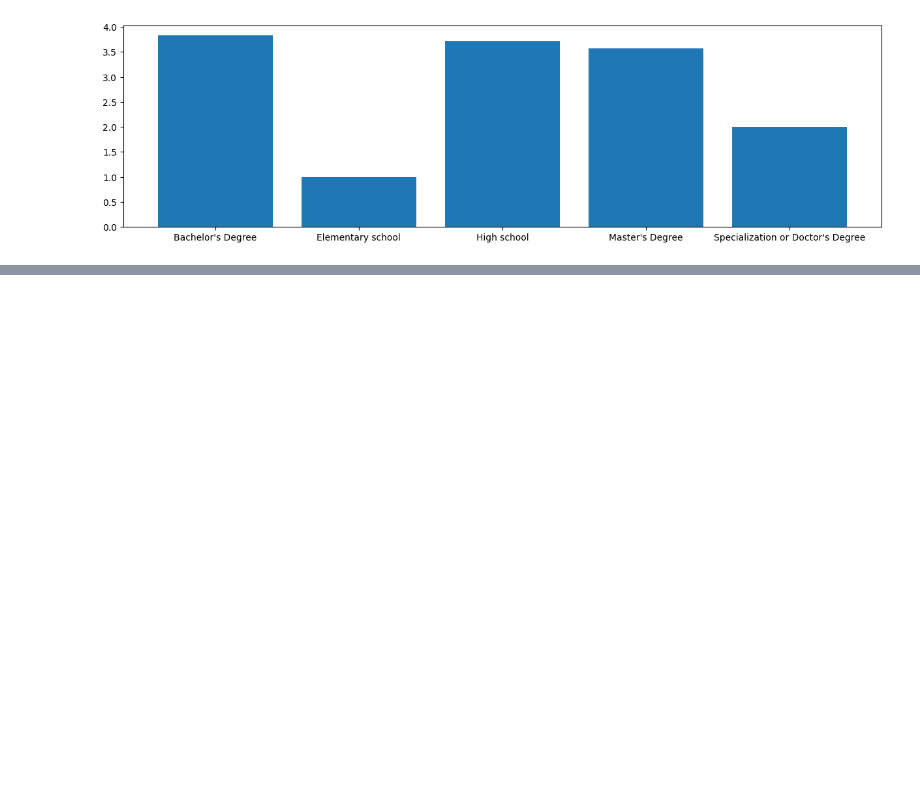
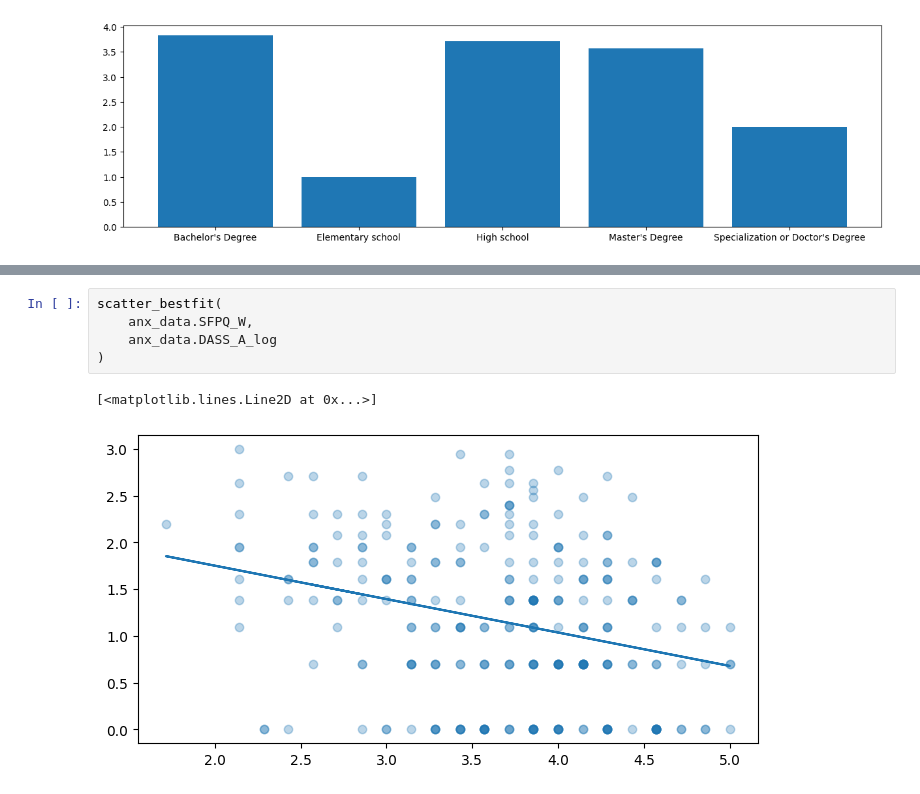
Before and after one commit to Mkranj/ML_predicting_anxiety, a Jupyter notebook: predicting_anxiety.ipynb, the cells around one changed output, grey strips where cells are left out. Saved outputs shown, nothing was run; the diff lists cells and outputs as text; blank space fills up the shorter version.

```diff
--- a/predicting_anxiety.ipynb
+++ b/predicting_anxiety.ipynb
@@ -186,0 +219,8 @@ mtplot.rcParams['figure.figsize'] = (8, 4)
+# %%
+scatter_bestfit(
+    anx_data.SFPQ_W,
+    anx_data.DASS_A_log
+)
+# %% [output]
+[<matplotlib.lines.Line2D at 0x...>]
+[figure, added]
```
Also changed, not shown: parts of 20 cells of this notebook.
